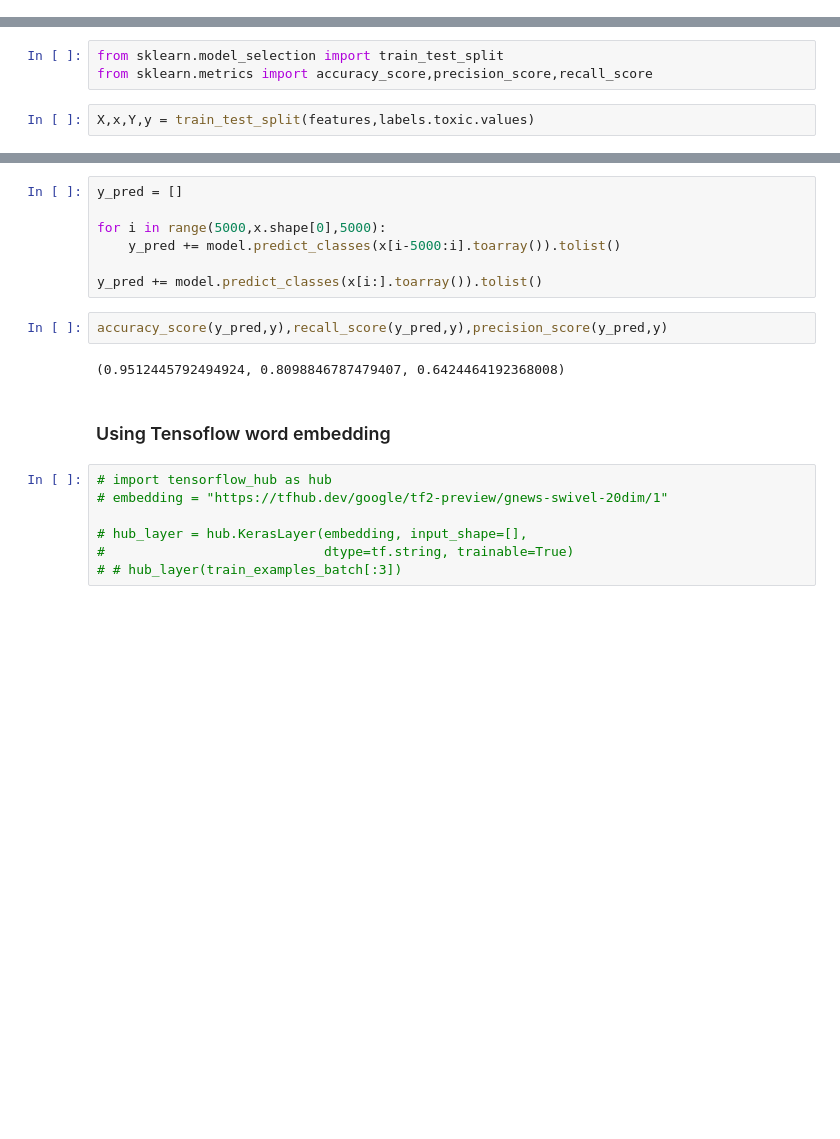
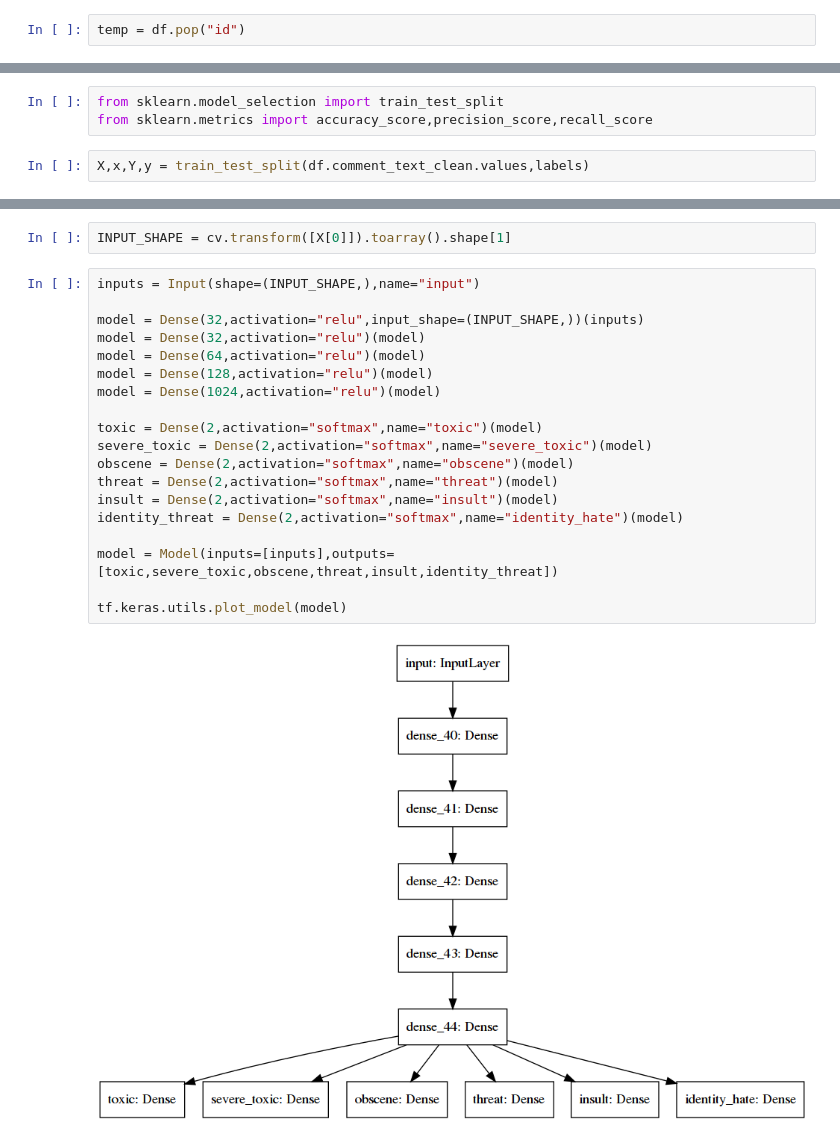
Before and after one commit to angrybayblade/jigsaw-toxic-comments-sentiment-analysis, a Jupyter notebook: Plain Text Analysis.ipynb, the cells around one changed output, grey strips where cells are left out. Drawn from its saved outputs; the diff is of its cells as text; blank space fills up the shorter version.

```diff
--- a/Plain Text Analysis.ipynb
+++ b/Plain Text Analysis.ipynb
@@ -77,0 +75,2 @@ labels
+# %%
+temp = df.pop("id")
@@ -79,4 +80,4 @@ labels
 from sklearn.model_selection import train_test_split
 from sklearn.metrics import accuracy_score,precision_score,recall_score
 # %%
-X,x,Y,y = train_test_split(features,labels.toxic.values)
+X,x,Y,y = train_test_split(df.comment_text_clean.values,labels)
@@ -166,20 +84,23 @@ KeyboardInterrupt:
-# %%
-y_pred = []
-
-for i in range(5000,x.shape[0],5000):
-    y_pred += model.predict_classes(x[i-5000:i].toarray()).tolist()
-
-y_pred += model.predict_classes(x[i:].toarray()).tolist()
-# %%
-accuracy_score(y_pred,y),recall_score(y_pred,y),precision_score(y_pred,y)
-# %% [output]
-(0.9512445792494924, 0.8098846787479407, 0.6424464192368008)
-# %% [markdown]
-### Using Tensoflow word embedding
-# %%
-# import tensorflow_hub as hub
-# embedding = "https://tfhub.dev/google/tf2-preview/gnews-swivel-20dim/1"
-
-# hub_layer = hub.KerasLayer(embedding, input_shape=[],
-#                            dtype=tf.string, trainable=True)
-# # hub_layer(train_examples_batch[:3])
+# %%
+INPUT_SHAPE = cv.transform([X[0]]).toarray().shape[1]
+# %%
+inputs = Input(shape=(INPUT_SHAPE,),name="input")
+
+model = Dense(32,activation="relu",input_shape=(INPUT_SHAPE,))(inputs)
+model = Dense(32,activation="relu")(model)
+model = Dense(64,activation="relu")(model)
+model = Dense(128,activation="relu")(model)
+model = Dense(1024,activation="relu")(model)
+
+toxic = Dense(2,activation="softmax",name="toxic")(model)
+severe_toxic = Dense(2,activation="softmax",name="severe_toxic")(model)
+obscene = Dense(2,activation="softmax",name="obscene")(model)
+threat = Dense(2,activation="softmax",name="threat")(model)
+insult = Dense(2,activation="softmax",name="insult")(model)
+identity_threat = Dense(2,activation="softmax",name="identity_hate")(model)
+
+model = Model(inputs=[inputs],outputs=[toxic,severe_toxic,obscene,threat,insult,identity_threat])
+
+tf.keras.utils.plot_model(model)
+# %% [output]
+[figure, added]
```
Also changed, not shown: parts of 19 cells of this notebook, 5 other files.
